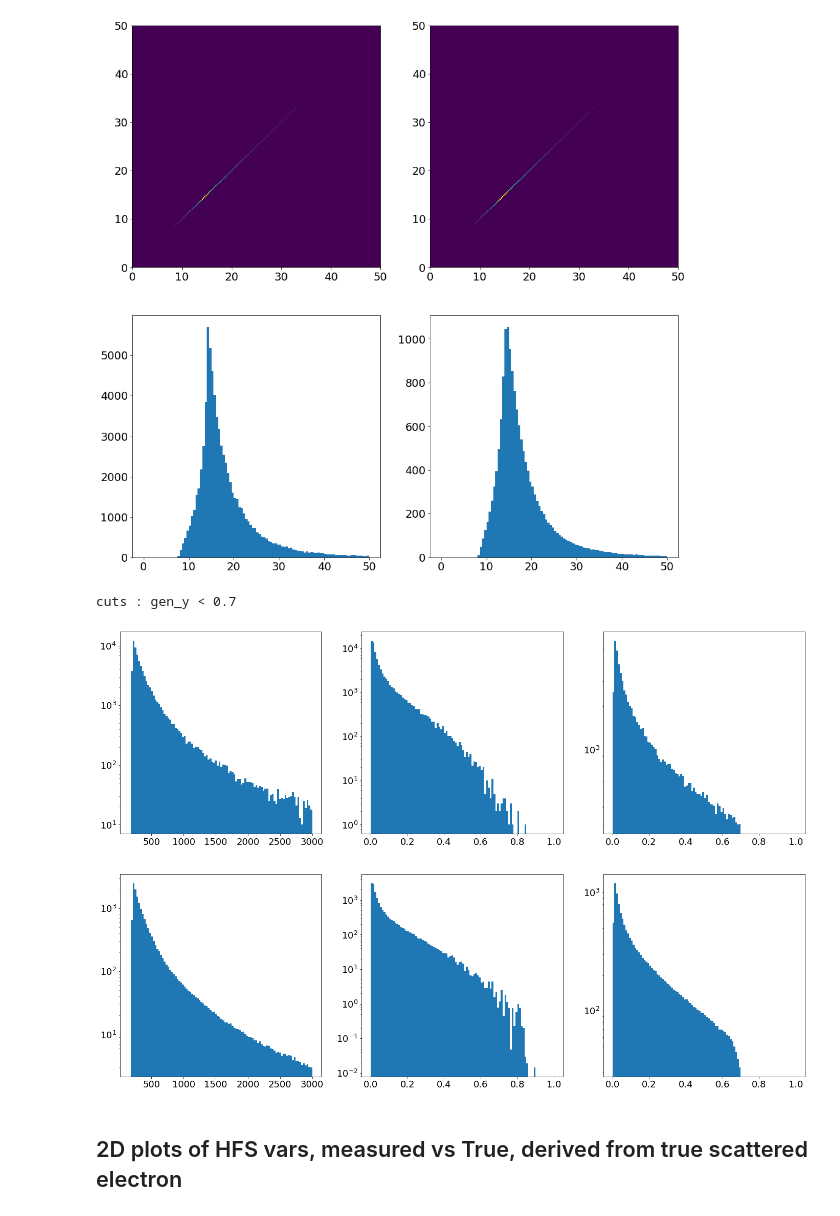
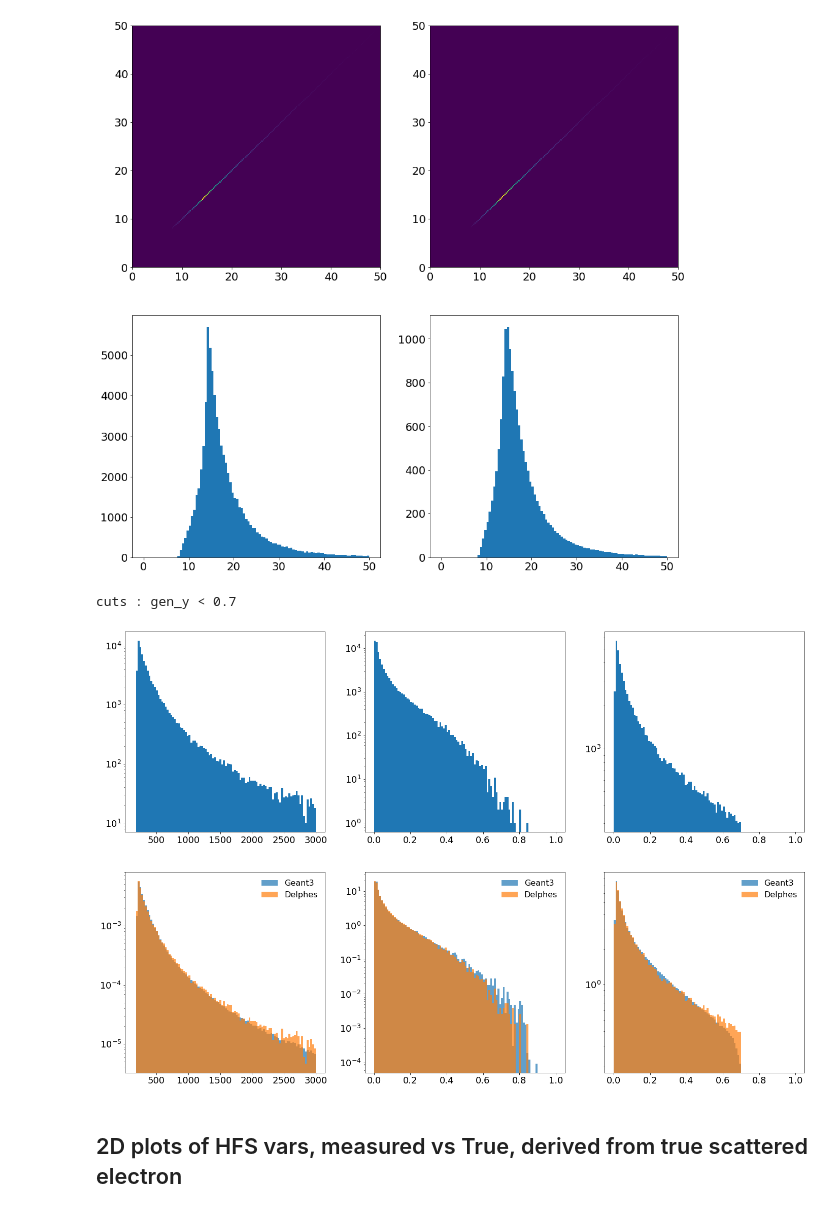
Before and after one commit to owen234/DIS-reco, a Jupyter notebook: hfs-resolution-study.ipynb, the cells around one changed output. Drawn from its saved outputs; the diff is of its cells as text; code cells hidden in the pictures.

```diff
--- a/hfs-resolution-study.ipynb
+++ b/hfs-resolution-study.ipynb
@@ -280,28 +280,36 @@ cuts : gen_y < 0.7
 # %%
 fig,ax = plt.subplots(2,3,figsize=(24,16))
 
 print( 'cuts : %s' % cuts )
 
 ax[0][0].hist( mc.query(cuts)['gen_Q2'], range=[150,3000], bins=100 )
 ax[0][1].hist( mc.query(cuts)['gen_x'], range=[0,1], bins=100 )
 ax[0][2].hist( mc.query(cuts)['gen_y'], range=[0,1], bins=100 )
 
-ax[1][0].hist( mc_fullsim.query(cuts)['gen_Q2'], weights=mc_fullsim.query(cuts)['wgt'], range=[150,3000], bins=100 )
-ax[1][1].hist( mc_fullsim.query(cuts)['gen_x'], weights=mc_fullsim.query(cuts)['wgt'], range=[0,1], bins=100 )
-ax[1][2].hist( mc_fullsim.query(cuts)['gen_y'], weights=mc_fullsim.query(cuts)['wgt'], range=[0,1], bins=100 )
+ax[1][0].hist( mc_fullsim.query(cuts)['gen_Q2'], weights=mc_fullsim.query(cuts)['wgt'], range=[150,3000], bins=100, density=True, alpha=0.7, label='Geant3' )
+ax[1][1].hist( mc_fullsim.query(cuts)['gen_x'], weights=mc_fullsim.query(cuts)['wgt'], range=[0,1], bins=100, density=True, alpha=0.7, label='Geant3' )
+ax[1][2].hist( mc_fullsim.query(cuts)['gen_y'], weights=mc_fullsim.query(cuts)['wgt'], range=[0,1], bins=100, density=True, alpha=0.7, label='Geant3' )
+ax[1][0].hist( mc.query(cuts)['gen_Q2'], range=[150,3000], bins=100, density=True, alpha=0.7, label='Delphes' )
+ax[1][1].hist( mc.query(cuts)['gen_x'], range=[0,1], bins=100, density=True, alpha=0.7, label='Delphes' )
+ax[1][2].hist( mc.query(cuts)['gen_y'], range=[0,1], bins=100, density=True, alpha=0.7, label='Delphes' )
+
 
 ax[0][0].set_yscale('log')
 ax[0][1].set_yscale('log')
 ax[0][2].set_yscale('log')
 ax[1][0].set_yscale('log')
 ax[1][1].set_yscale('log')
 ax[1][2].set_yscale('log')
 
+ax[1][0].legend(loc='best',fontsize=16)
+ax[1][1].legend(loc='best',fontsize=16)
+ax[1][2].legend(loc='best',fontsize=16)
+
 
 plt.show()
 # %% [output]
 cuts : gen_y < 0.7
-[figure, old version]
+[figure, new version]
 # %% [markdown]
 ## 2D plots of HFS vars, measured vs True, derived from true scattered electron
 # %%
```
